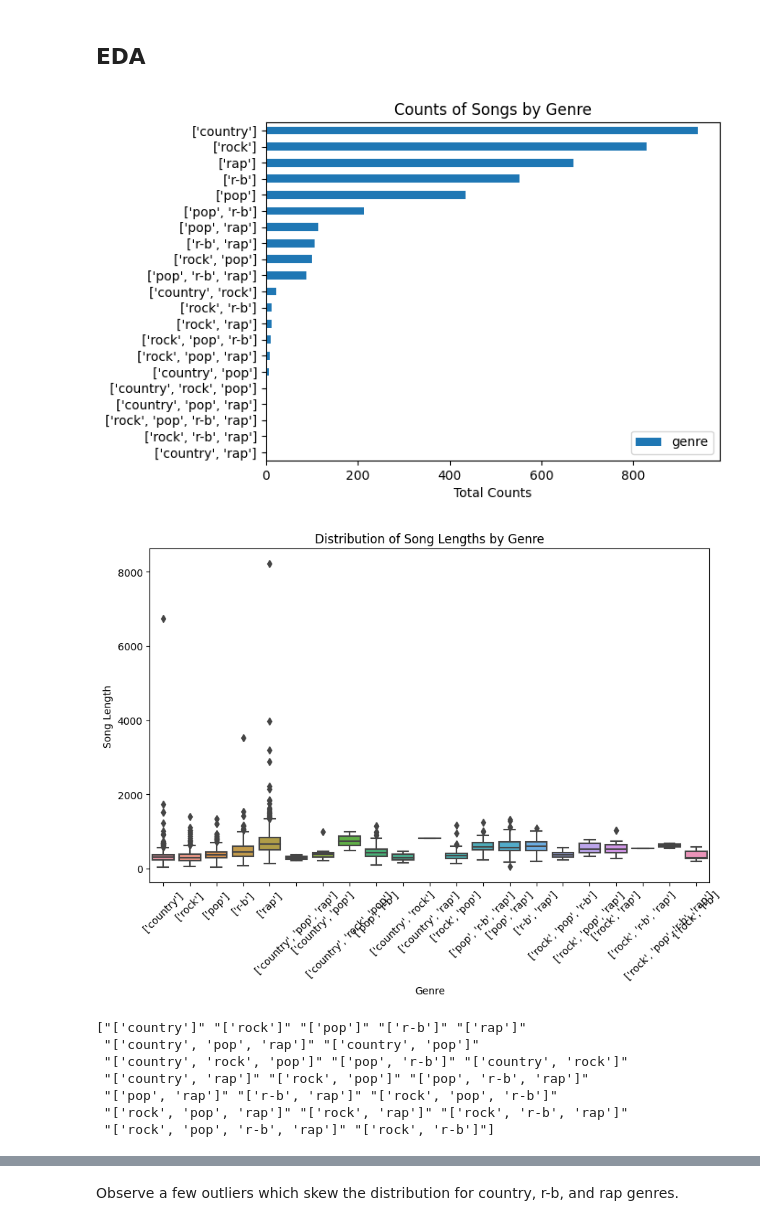
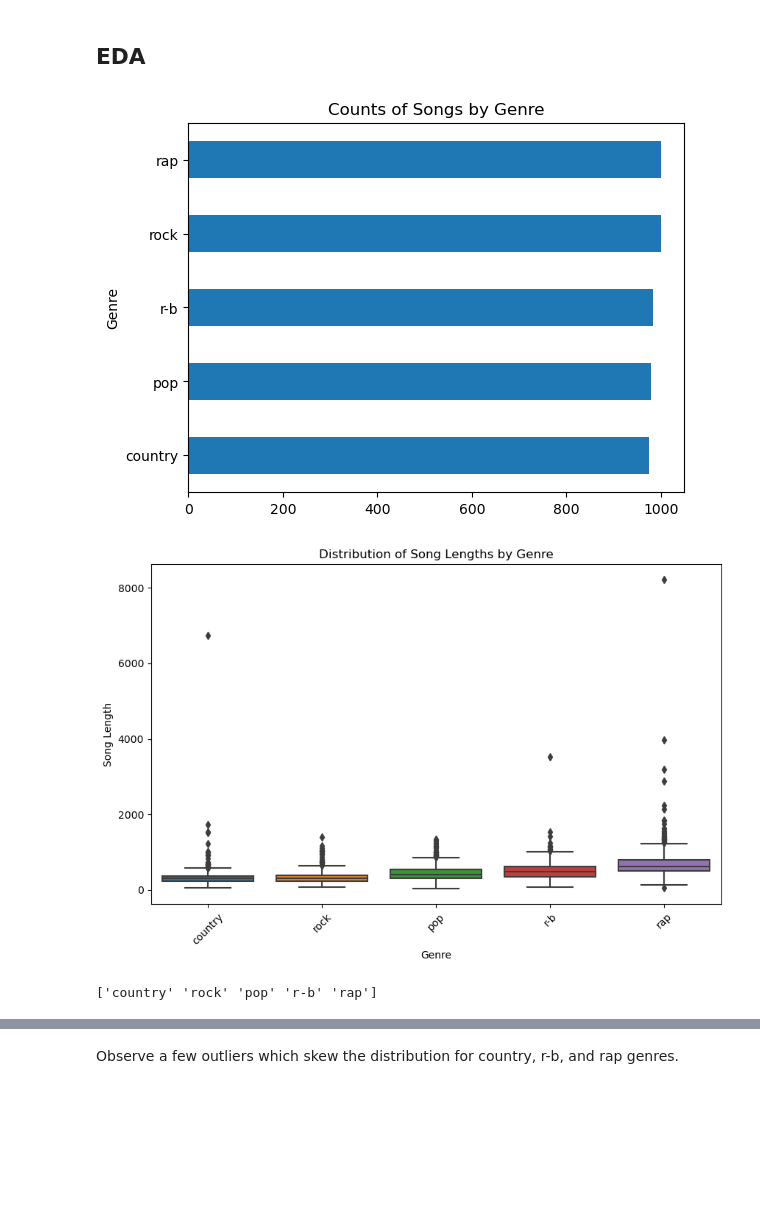
Before and after one commit to hunterblum/Multi-Genre-Classification, a Jupyter notebook: 03_EDA.ipynb, the cells around one changed output, grey strips where cells are left out. Drawn from its saved outputs; the diff is of its cells as text; code cells hidden in the pictures; blank space fills up the shorter version.

Commit message:
Recleaned data and EDA

```diff
--- a/03_EDA.ipynb
+++ b/03_EDA.ipynb
@@ -13,7 +14,8 @@ from wordcloud import WordCloud
 # %%
 # Read in preprocessed data
 preproc_df = pd.read_csv("data/genre_prepped.csv.gz", compression = "gzip",
-                         converters = {"tokens": pd.eval})
+                         converters = {"tokens": literal_eval,
+                                       "genre": literal_eval})
 
 # drop unnecessary columns (index and unnamed index columns)
 preproc_df = preproc_df.drop(preproc_df.columns[0:2], axis = 1)
@@ -30,37 +35,33 @@ preproc_df.head(5)
+# %%
+preproc_df_ungrouped = preproc_df.assign(genre = preproc_df['genre']).explode('genre')
 # %% [markdown]
 ## EDA
 # %%
 # Plot the total number of songs by genre
-preproc_df["genre"].value_counts().sort_values(ascending = True).plot(
+preproc_df_ungrouped["genre"].value_counts().sort_values(ascending = True).plot(
     kind = "barh",
     title = "Counts of Songs by Genre",
-    xlabel = "Total Counts"
-).legend(loc = "lower right");
+    xlabel = "Genre",
+);
 # %% [output]
-[figure, old version]
+[figure, new version]
 # %%
 # Convert the 'genre' column to string representation
-preproc_df["lyrics_length"] = preproc_df["lyrics"].apply(lambda x: len(x.split()))
+preproc_df_ungrouped["lyrics_length"] = preproc_df_ungrouped["lyrics"].apply(lambda x: len(x.split()))
 
 #Plot distribution of song lengths by genre
 plt.figure(figsize=(10, 6))
-sns.boxplot(data=preproc_df, x="genre", y="lyrics_length")
+sns.boxplot(data=preproc_df_ungrouped, x="genre", y="lyrics_length")
 plt.title("Distribution of Song Lengths by Genre")
 plt.xlabel("Genre")
 plt.ylabel("Song Length")
 plt.xticks(rotation=45)
 plt.show()
 # %% [output]
-[figure, old version]
+[figure, new version]
 # %%
 #identifying the format of genre column
-unique_genres = preproc_df["genre"].unique()
+unique_genres = preproc_df_ungrouped["genre"].unique()
 print(unique_genres)
 # %% [output]
-["['country']" "['rock']" "['pop']" "['r-b']" "['rap']"
- "['country', 'pop', 'rap']" "['country', 'pop']"
- "['country', 'rock', 'pop']" "['pop', 'r-b']" "['country', 'rock']"
- "['country', 'rap']" "['rock', 'pop']" "['pop', 'r-b', 'rap']"
- "['pop', 'rap']" "['r-b', 'rap']" "['rock', 'pop', 'r-b']"
- "['rock', 'pop', 'rap']" "['rock', 'rap']" "['rock', 'r-b', 'rap']"
- "['rock', 'pop', 'r-b', 'rap']" "['rock', 'r-b']"]
+['country' 'rock' 'pop' 'r-b' 'rap']
```
Also changed, not shown: parts of 13 cells of this notebook, 2 other files.
